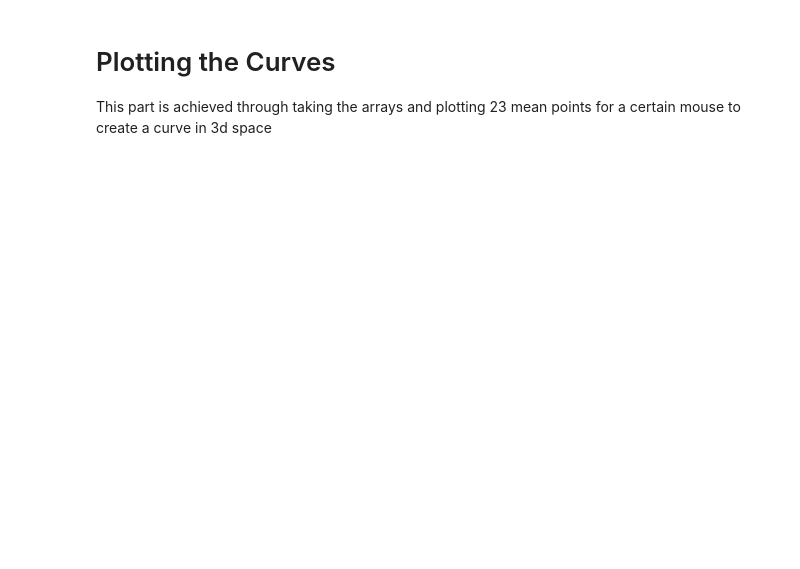
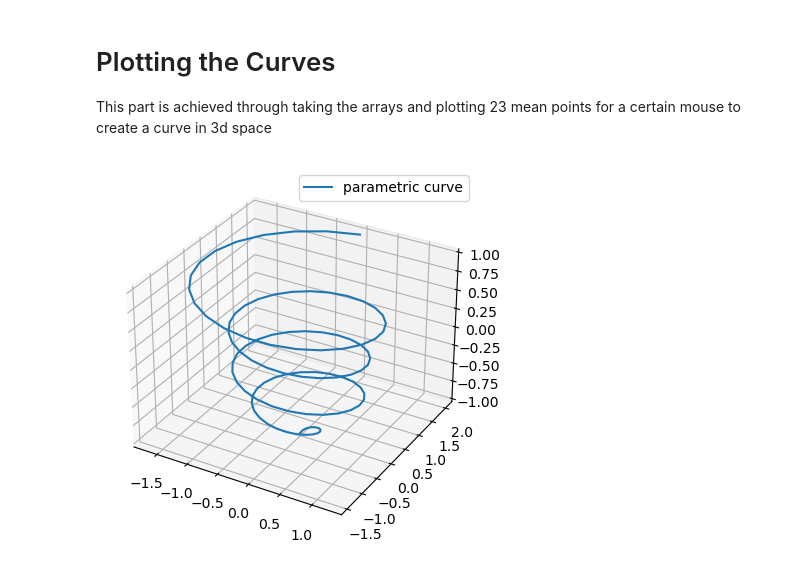
Before and after one commit to Niklichang/REU, a Jupyter notebook: cycles.ipynb, the cells around one changed output. Drawn from its saved outputs; the diff is of its cells as text; code cells hidden in the pictures; blank space fills up the shorter version.

Commit message:
finished mice cycles plot

```diff
--- a/cycles.ipynb
+++ b/cycles.ipynb
@@ -136,0 +228,32 @@ This part is achieved through taking the arrays and plotting 23 mean points for
+# %%
+# Example code for graphing
+
+import matplotlib as mpl
+from mpl_toolkits.mplot3d import Axes3D
+import numpy as np
+import matplotlib.pyplot as plt
+
+# Set legend font size
+mpl.rcParams['legend.fontsize'] = 10
+
+# Set the 3D graphics mode
+fig = plt.figure()
+ax = fig.add_subplot(projection='3d')
+
+# test data
+theta = np.linspace(-4 * np.pi, 4 * np.pi, 100)
+z = np.linspace(-4, 4, 100) / 4
+r = z**3 + 1
+x = r * np.sin(theta)
+y = r * np.cos(theta)
+
+# draw graphics
+ax.plot(x, y, z, label='parametric curve')
+
+# show legend
+ax.legend()
+
+# display graphics
+plt.show()
+# %% [output]
+[figure, added]
```
Also changed, not shown: parts of 3 cells of this notebook, 5 other files.
